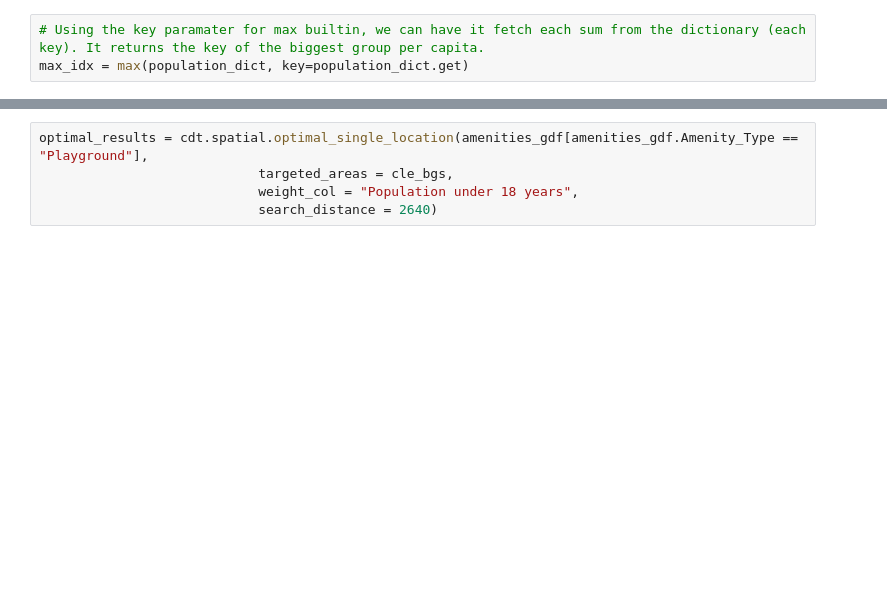
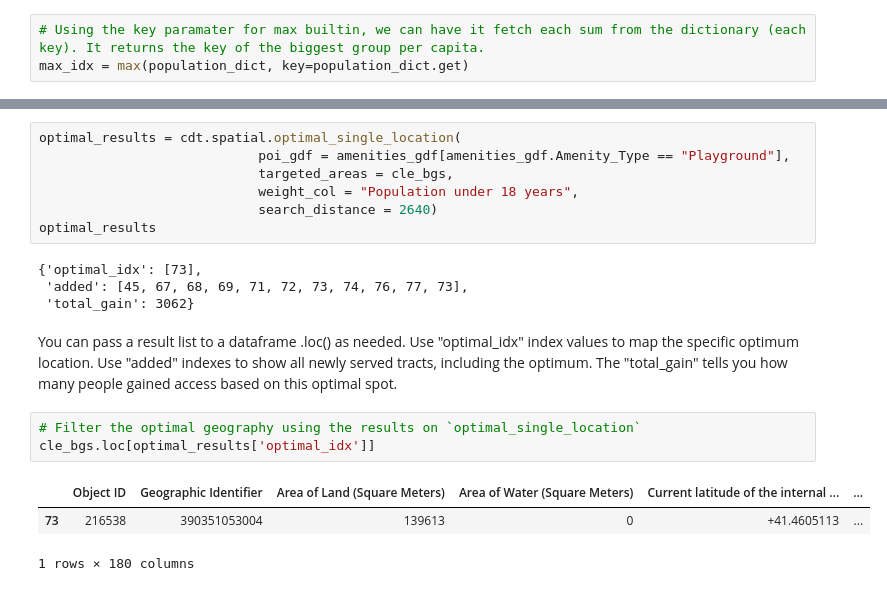
Before and after one commit to City-of-Cleveland/open-data-examples, a Jupyter notebook: 03-Recreation Data - Spatial Access and Optimal Locations.ipynb, the cells around one changed output, grey strips where cells are left out. Saved outputs shown, nothing was run; the diff lists cells and outputs as text; blank space fills up the shorter version.

```diff
--- a/03-Recreation Data- Spatial Access and Optimal Locations.ipynb
+++ b/03-Recreation Data - Spatial Access and Optimal Locations.ipynb
@@ -350,5 +363,20 @@ city_gdf.plot(ax=ax, edgecolor='black', facecolor='none')
 # %%
-optimal_results = cdt.spatial.optimal_single_location(amenities_gdf[amenities_gdf.Amenity_Type == "Playground"],
+optimal_results = cdt.spatial.optimal_single_location(
+                            poi_gdf = amenities_gdf[amenities_gdf.Amenity_Type == "Playground"],
                             targeted_areas = cle_bgs,
                             weight_col = "Population under 18 years",
                             search_distance = 2640)
+optimal_results
+# %% [output]
+{'optimal_idx': [73],
+ 'added': [45, 67, 68, 69, 71, 72, 73, 74, 76, 77, 73],
+ 'total_gain': 3062}
+# %% [markdown]
+You can pass a result list to a dataframe .loc() as needed. Use "optimal_idx" index values to map the specific optimum location. Use "added" indexes to show all newly served tracts, including the optimum. The "total_gain" tells you how many people gained access based on this optimal spot.
+# %%
+# Filter the optimal geography using the results on `optimal_single_location`
+cle_bgs.loc[optimal_results['optimal_idx']]
+# %% [output]
+|  | Object ID | Geographic Identifier | Area of Land (Square Meters) | Area of Water (Square Meters) | Current latitude of the internal ... | ... |
+| 73 | 216538 | 390351053004 | 139613 | 0 | +41.4605113 | ... |
+1 rows × 180 columns
```
Also changed, not shown: parts of 3 cells of this notebook.
